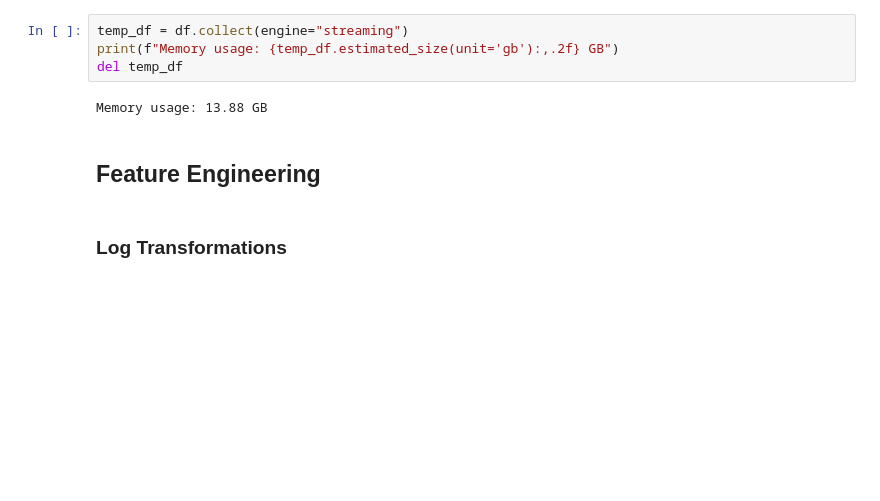
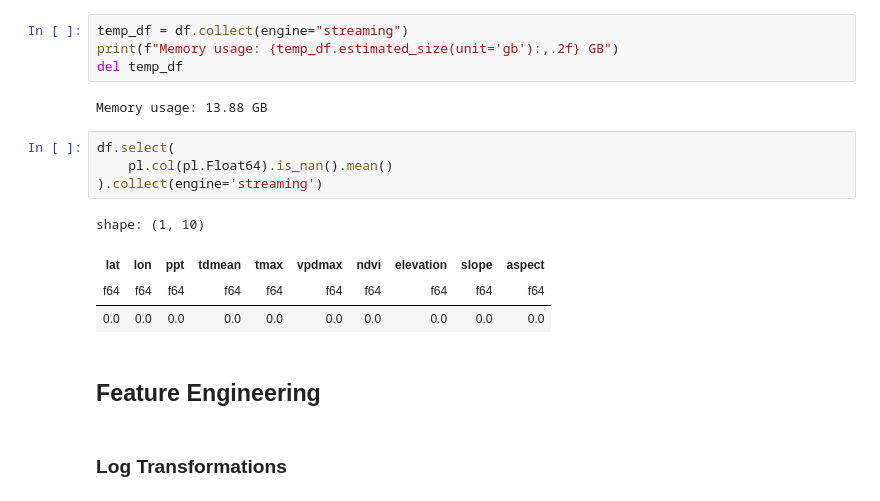
Before and after one commit to lachuck331/CotalityQ1Capstone, a Jupyter notebook: ca_dataprep.ipynb, the cells around one changed output. Saved outputs shown, nothing was run; the diff lists cells and outputs as text; blank space fills up the shorter version.

```diff
--- a/ca_dataprep.ipynb
+++ b/ca_dataprep.ipynb
@@ -257,6 +257,15 @@ print(f"Memory usage: {temp_df.estimated_size(unit='gb'):,.2f} GB")
 del temp_df
 # %% [output]
 Memory usage: 13.88 GB
+# %%
+df.select(
+    pl.col(pl.Float64).is_nan().mean()
+).collect(engine='streaming')
+# %% [output]
+shape: (1, 10)
+| lat | lon | ppt | tdmean | tmax | vpdmax | ndvi | elevation | slope | aspect |
+| f64 | f64 | f64 | f64 | f64 | f64 | f64 | f64 | f64 | f64 |
+| 0.0 | 0.0 | 0.0 | 0.0 | 0.0 | 0.0 | 0.0 | 0.0 | 0.0 | 0.0 |
 # %% [markdown]
 ## Feature Engineering
 # %% [markdown]
```
Also changed, not shown: parts of 7 cells of this notebook.
